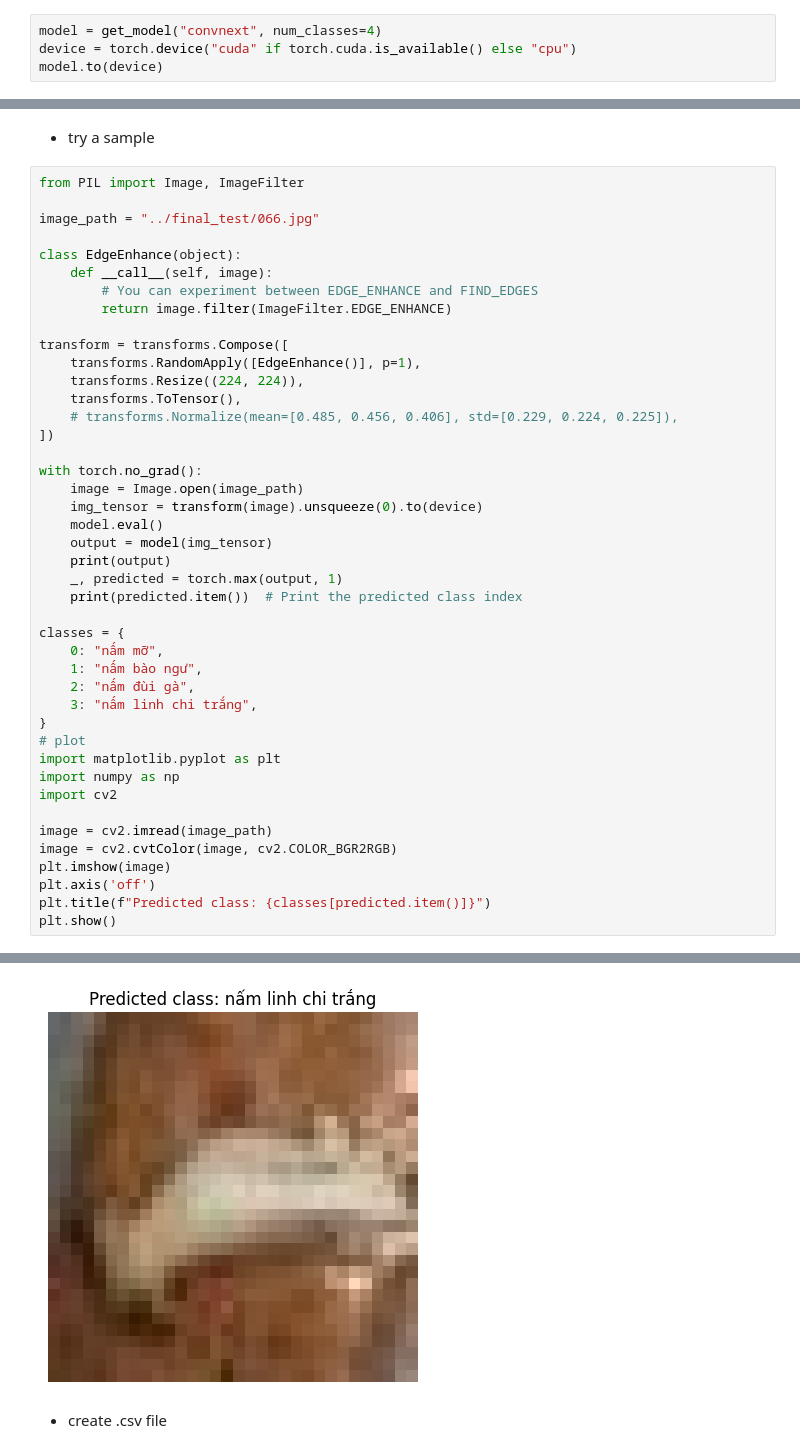
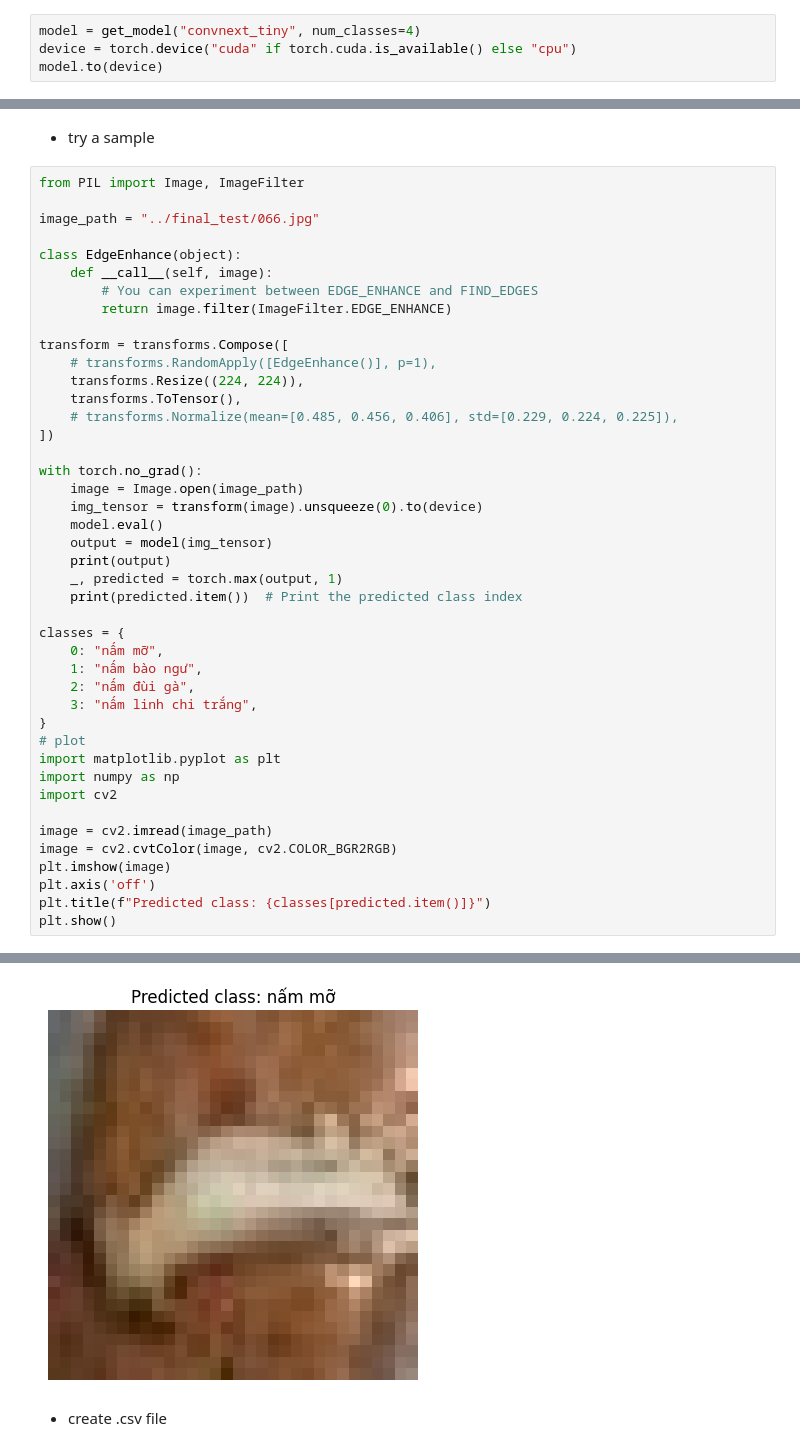
Before and after one commit to Beeditor04/hutech_mushroom, a Jupyter notebook: src/4.KAGGLE_SUBMISSION.ipynb, the cells around one changed output, grey strips where cells are left out. Saved outputs shown, nothing was run; the diff lists cells and outputs as text.

```diff
--- a/src/4.KAGGLE_SUBMISSION.ipynb
+++ b/src/4.KAGGLE_SUBMISSION.ipynb
@@ -61,7 +61,7 @@ from utils.helper import get_model
 # %% [markdown]
 - inference on CPU
 # %%
-model = get_model("convnext", num_classes=4)
+model = get_model("convnext_tiny", num_classes=4)
 device = torch.device("cuda" if torch.cuda.is_available() else "cpu")
 model.to(device)
 # %% [output]
@@ -107,7 +107,7 @@ class EdgeEnhance(object):
         return image.filter(ImageFilter.EDGE_ENHANCE)
 
 transform = transforms.Compose([
-    transforms.RandomApply([EdgeEnhance()], p=1),
+    # transforms.RandomApply([EdgeEnhance()], p=1),
     transforms.Resize((224, 224)),
     transforms.ToTensor(),
     # transforms.Normalize(mean=[0.485, 0.456, 0.406], std=[0.229, 0.224, 0.225]),
@@ -145,4 +145,4 @@ tensor([[-2.9976,  1.7661, -2.9635,  3.7326]], device='cuda:0')
-[figure, old version]
+[figure, new version]
 # %% [markdown]
 - create .csv file
 # %%
```
Also changed, not shown: parts of 7 cells of this notebook, 14 other files.
